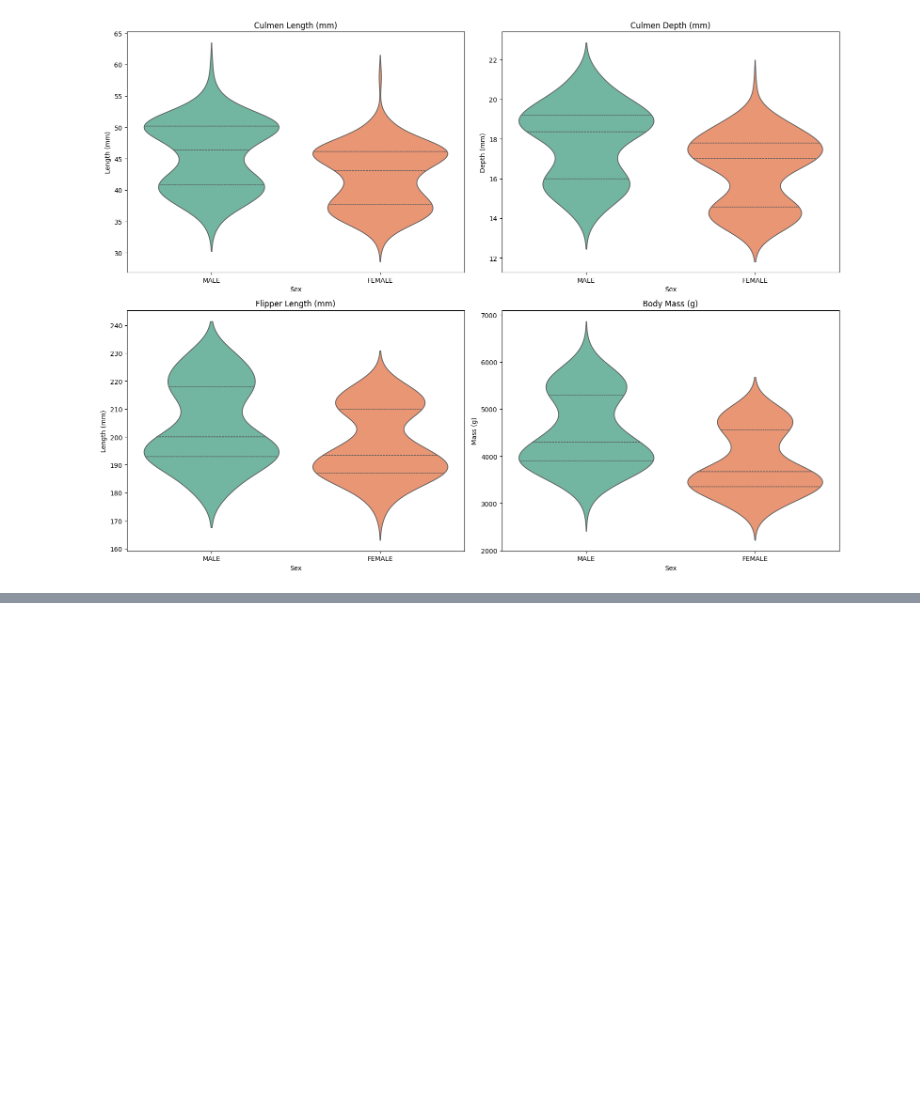
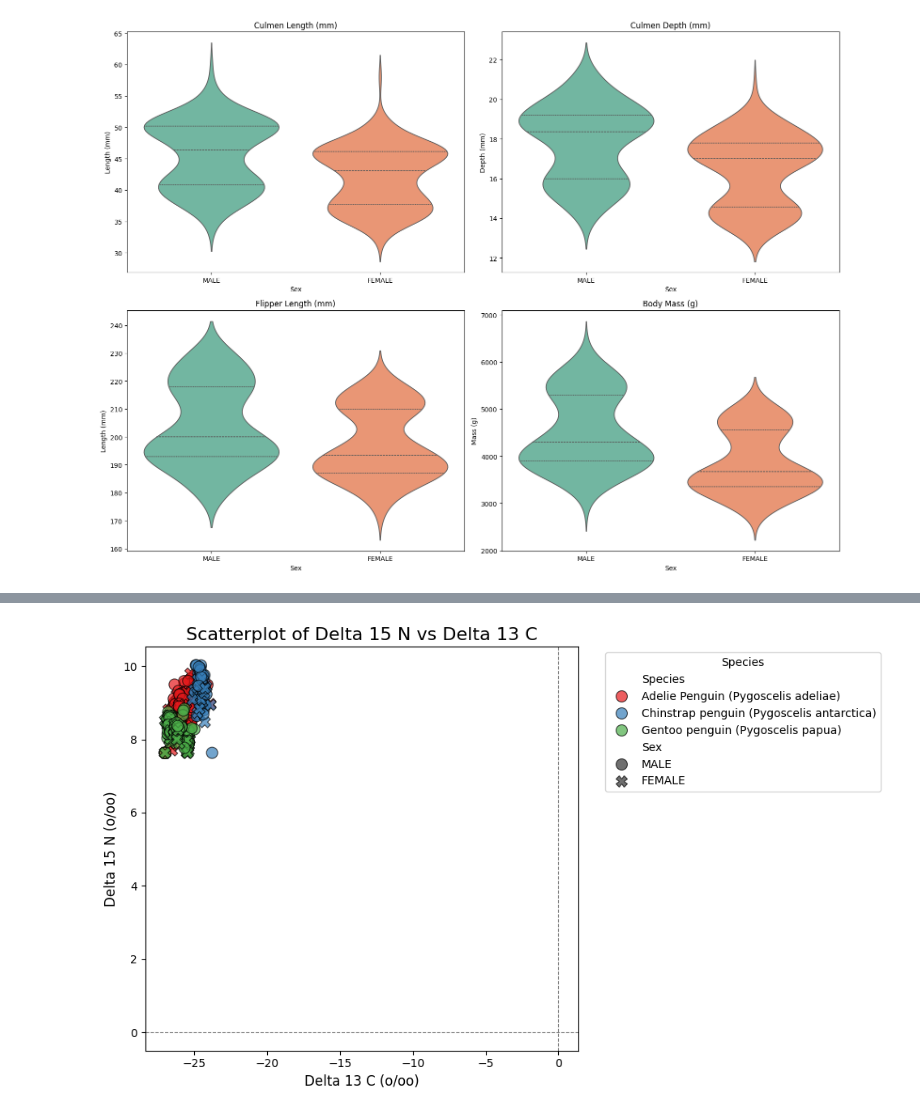
Before and after one commit to G-Bielokozowicz/Palmer-Archipelage-Penguins-Analysis, a Jupyter notebook: main.ipynb, the cells around one changed output, grey strips where cells are left out. Saved outputs shown, nothing was run; the diff lists cells and outputs as text; code cells hidden in the pictures; blank space fills up the shorter version.

Commit message:
EDA: Added scatterplot delta 15 N vs Delta 13 C

```diff
--- a/main.ipynb
+++ b/main.ipynb
@@ -528,0 +529,24 @@ plt.show()
+# %%
+# Scatterplot of Delta 15 N vs Delta 13 C
+plt.figure(figsize=(10, 6))
+sns.scatterplot(
+    x="Delta 13 C (o/oo)",
+    y="Delta 15 N (o/oo)",
+    hue="Species",
+    style="Sex",
+    data=df,
+    palette="Set1",
+    s=100,
+    edgecolor="black",
+    alpha=0.7
+)
+plt.title("Scatterplot of Delta 15 N vs Delta 13 C", fontsize=16)
+plt.xlabel("Delta 13 C (o/oo)", fontsize=12)
+plt.ylabel("Delta 15 N (o/oo)", fontsize=12)
+plt.axhline(0, color='gray', linestyle='--', linewidth=0.8)  # Horizontal reference line
+plt.axvline(0, color='gray', linestyle='--', linewidth=0.8)  # Vertical reference line
+plt.legend(title="Species", bbox_to_anchor=(1.05, 1), loc="upper left")
+plt.tight_layout()
+plt.show()
+# %% [output]
+[figure, added]
```
Also changed, not shown: parts of 4 cells of this notebook.
